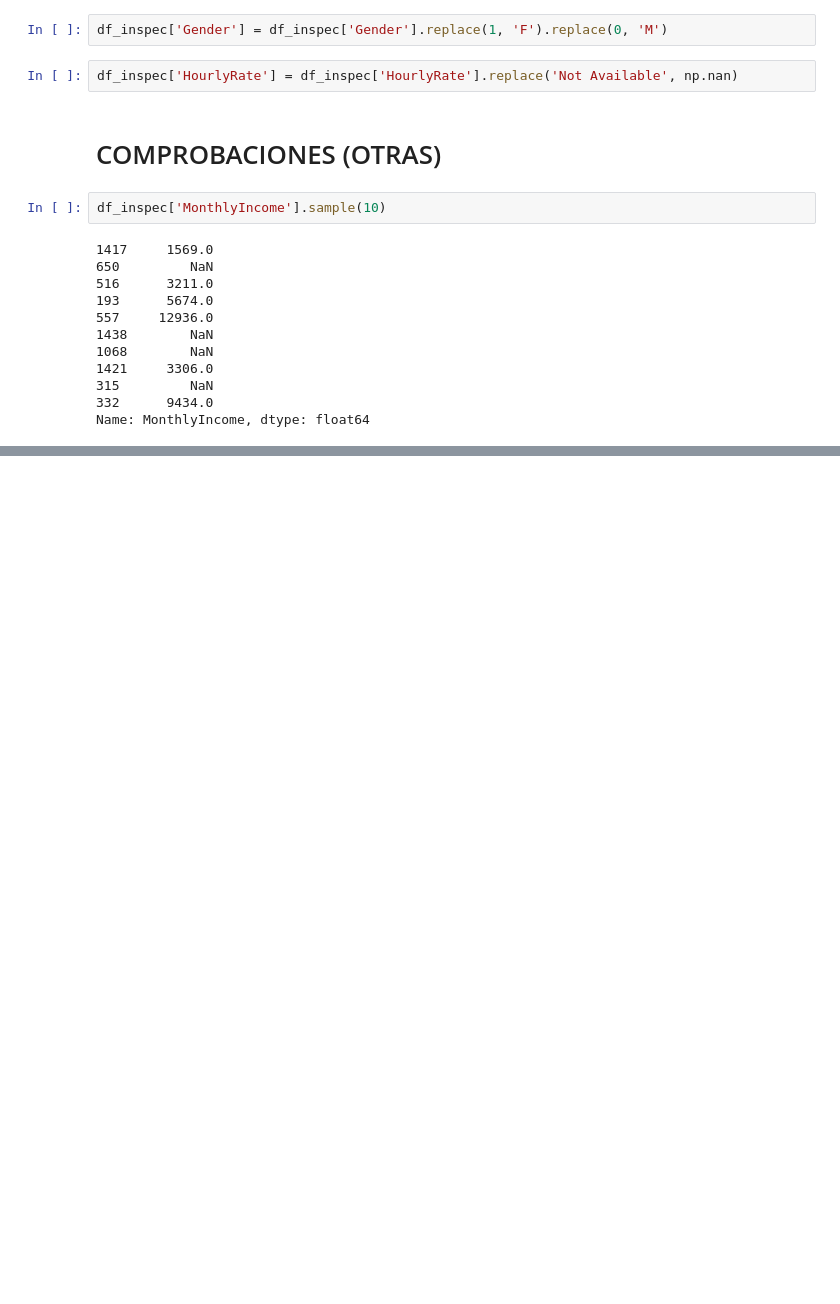
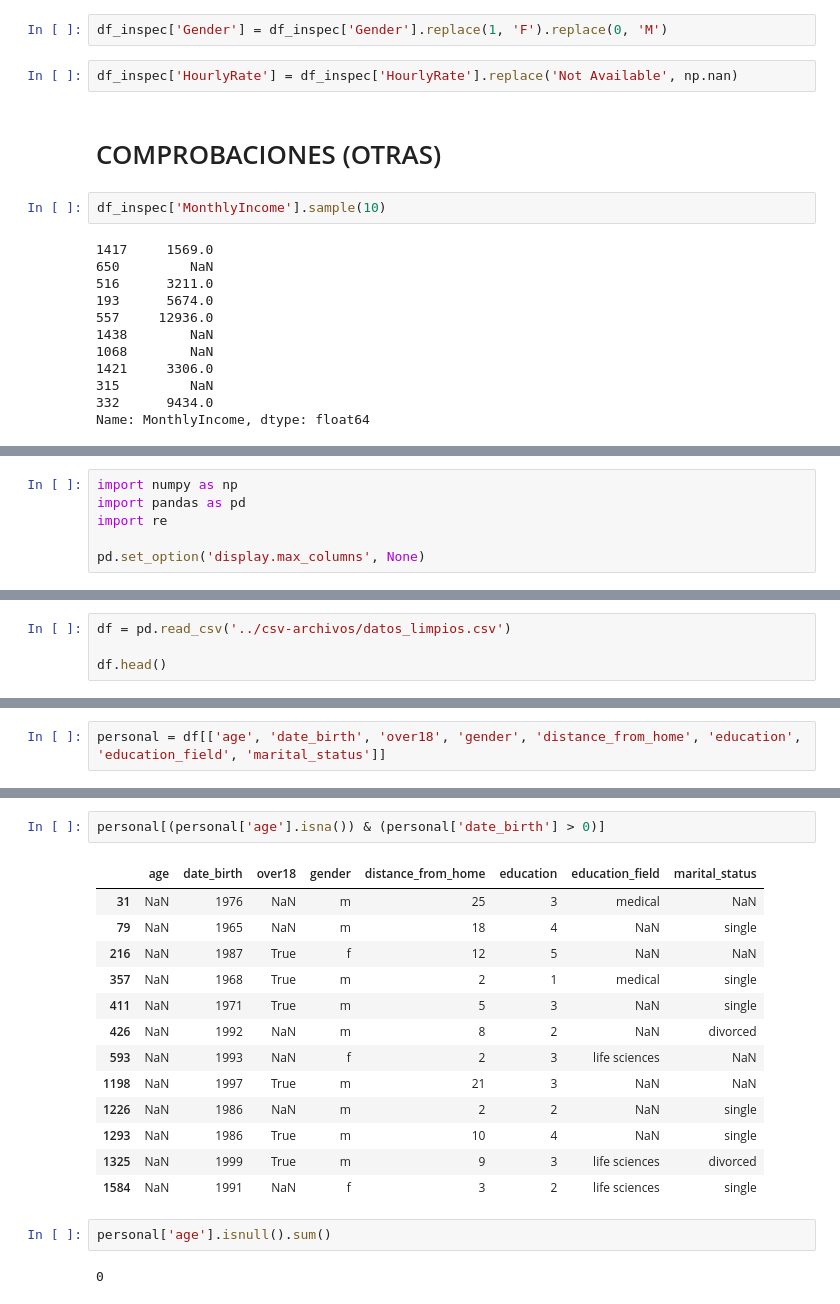
Before and after one commit to icorreald/proyecto-da-promo-G-modulo-3-team-3, a Jupyter notebook: notebooks-trabajo/isa.ipynb, the cells around one changed output, grey strips where cells are left out. Drawn from its saved outputs; the diff is of its cells as text; blank space fills up the shorter version.

```diff
--- a/notebooks-trabajo/isa.ipynb
+++ b/notebooks-trabajo/isa.ipynb
@@ -345,0 +348,6 @@ Name: MonthlyIncome, dtype: float64
+# %%
+import numpy as np
+import pandas as pd
+import re
+
+pd.set_option('display.max_columns', None)
@@ -345,0 +362,4 @@ Name: MonthlyIncome, dtype: float64
+# %%
+df = pd.read_csv('../csv-archivos/datos_limpios.csv')
+
+df.head()
@@ -345,0 +389,2 @@ Name: MonthlyIncome, dtype: float64
+# %%
+personal = df[['age', 'date_birth', 'over18', 'gender', 'distance_from_home', 'education', 'education_field', 'marital_status']]
@@ -345,0 +404,20 @@ Name: MonthlyIncome, dtype: float64
+# %%
+personal[(personal['age'].isna()) & (personal['date_birth'] > 0)]
+# %% [output]
+|  | age | date_birth | over18 | gender | distance_from_home | education | education_field | marital_status |
+| 31 | NaN | 1976 | NaN | m | 25 | 3 | medical | NaN |
+| 79 | NaN | 1965 | NaN | m | 18 | 4 | NaN | single |
+| 216 | NaN | 1987 | True | f | 12 | 5 | NaN | NaN |
+| 357 | NaN | 1968 | True | m | 2 | 1 | medical | single |
+| 411 | NaN | 1971 | True | m | 5 | 3 | NaN | single |
+| 426 | NaN | 1992 | NaN | m | 8 | 2 | NaN | divorced |
+| 593 | NaN | 1993 | NaN | f | 2 | 3 | life sciences | NaN |
+| 1198 | NaN | 1997 | True | m | 21 | 3 | NaN | NaN |
+| 1226 | NaN | 1986 | NaN | m | 2 | 2 | NaN | single |
+| 1293 | NaN | 1986 | True | m | 10 | 4 | NaN | single |
+| 1325 | NaN | 1999 | True | m | 9 | 3 | life sciences | divorced |
+| 1584 | NaN | 1991 | NaN | f | 3 | 2 | life sciences | single |
+# %%
+personal['age'].isnull().sum()
+# %% [output]
+0
```
Also changed, not shown: parts of 19 cells of this notebook.
